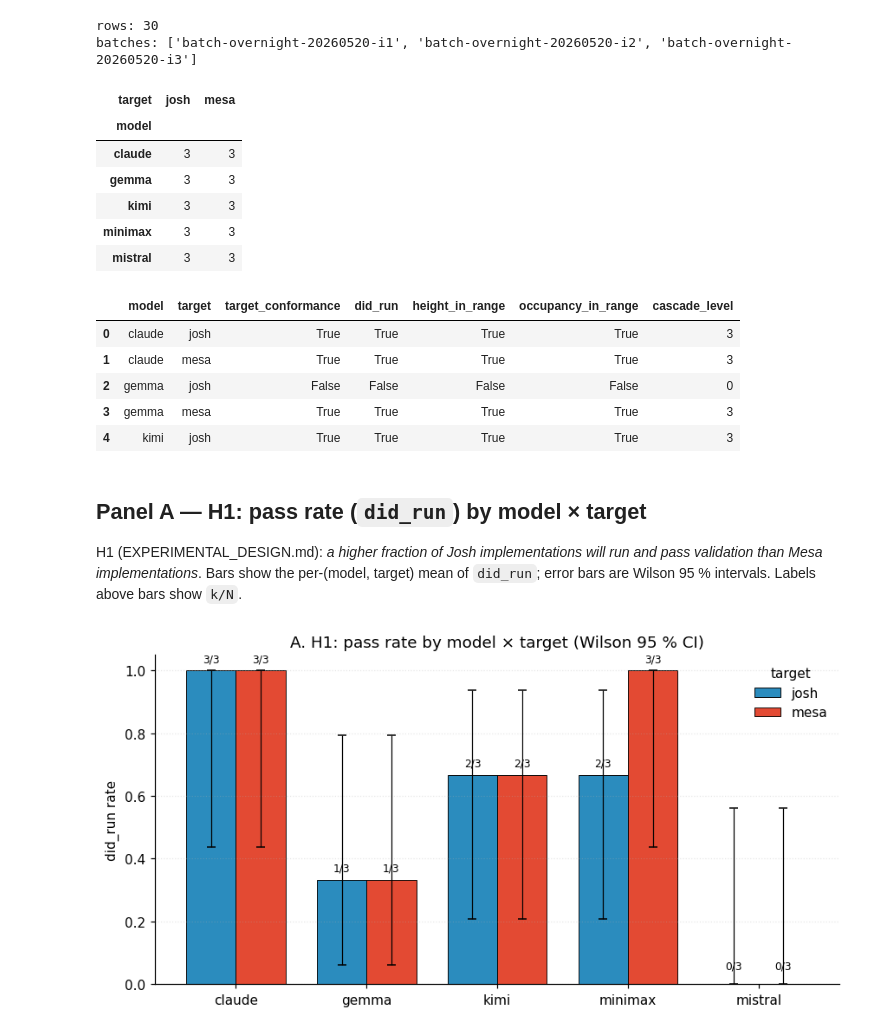
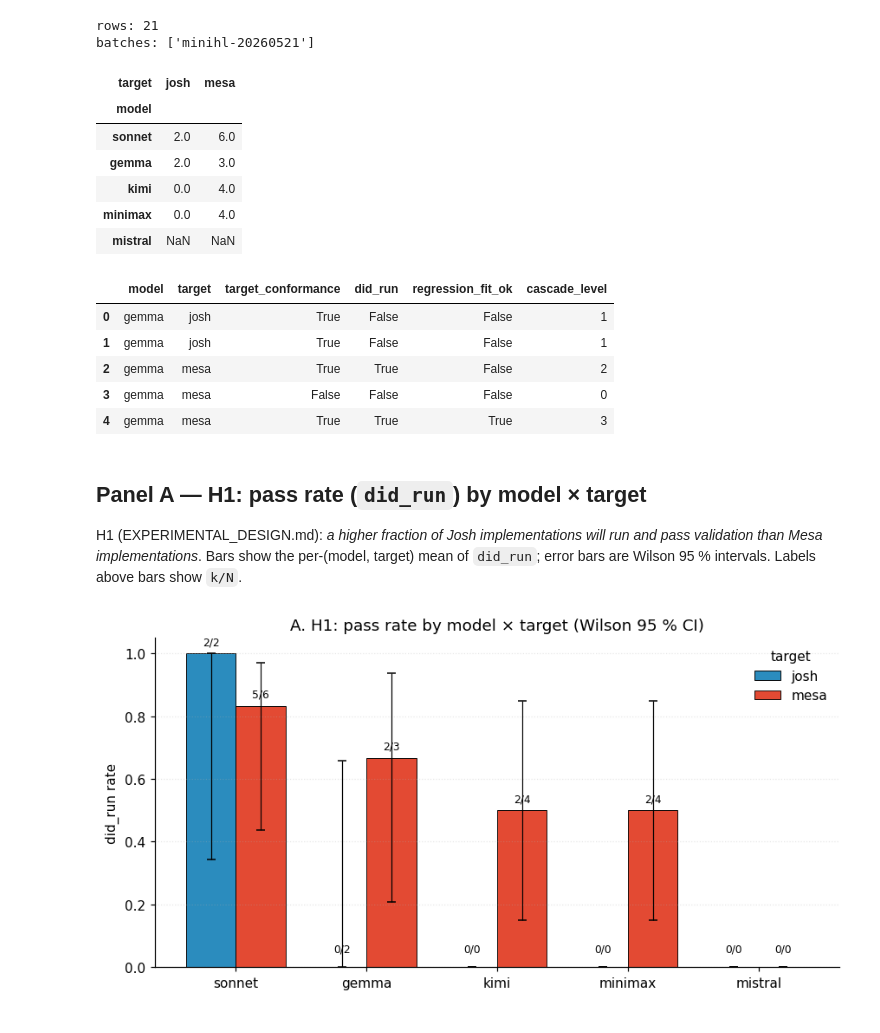
Before and after one commit to SchmidtDSE/josh-llm-experiment, a Jupyter notebook: analysis/headline.ipynb, the cells around one changed output. Drawn from its saved outputs; the diff is of its cells as text; code cells hidden in the pictures.

```diff
--- a/analysis/headline.ipynb
+++ b/analysis/headline.ipynb
@@ -34,8 +45,11 @@ plt.rcParams.update({
 # %%
 # Panel-scope config. Adjust to your batch.
 AGGREGATED = Path('aggregated.csv')
-BATCH_FILTER = None              # e.g. ['batch-overnight-20260520-i1', ...] to scope; None = all
-MODEL_ORDER  = ['claude', 'gemma', 'kimi', 'minimax', 'mistral']
+# Default to the mini-headline batch + its retry once that lands.
+BATCH_FILTER = ['minihl-20260521', 'minihl-20260521-retry']
+# Headline panel as of 2026-05-21 (config/models.yaml). `claude` (opus)
+# is available for sensitivity runs but isn't part of the current panel.
+MODEL_ORDER  = ['sonnet', 'gemma', 'kimi', 'minimax', 'mistral']
 TARGET_ORDER = ['josh', 'mesa']
 TARGET_COLORS = {'josh': '#2b8cbe', 'mesa': '#e34a33'}
 OUT_DIR = Path('figures')
@@ -49,51 +63,51 @@ print(f'rows: {len(df)}')
 print(f'batches: {sorted(df.batch_tag.unique())}')
 df.groupby(['model', 'target']).size().unstack(fill_value=0).reindex(index=MODEL_ORDER, columns=TARGET_ORDER)
 # %% [output]
-rows: 30
-batches: ['batch-overnight-20260520-i1', 'batch-overnight-20260520-i2', 'batch-overnight-20260520-i3']
+rows: 21
+batches: ['minihl-20260521']
 | target | josh | mesa |
 | model |  |  |
-| claude | 3 | 3 |
-| gemma | 3 | 3 |
-| kimi | 3 | 3 |
-| minimax | 3 | 3 |
-| mistral | 3 | 3 |
+| sonnet | 2.0 | 6.0 |
+| gemma | 2.0 | 3.0 |
+| kimi | 0.0 | 4.0 |
+| minimax | 0.0 | 4.0 |
+| mistral | NaN | NaN |
 # %%
 def wilson_ci(k: int, n: int, z: float = 1.96) -> tuple[float, float, float]:
     """Return (point, low, high) for a binomial proportion. n=0 -> (nan, 0, 1)."""
     if n == 0:
         return float('nan'), 0.0, 1.0
     phat = k / n
     denom = 1 + z*z/n
     centre = (phat + z*z/(2*n)) / denom
     halfwidth = z * math.sqrt(phat*(1-phat)/n + z*z/(4*n*n)) / denom
     return phat, max(0.0, centre - halfwidth), min(1.0, centre + halfwidth)
 
 
 def cascade_level(row) -> int:
     """Furthest gate the cell reached. Mutually exclusive levels 0..3:
        0 = no target conformance
        1 = conformed, did not run cleanly
-       2 = did_run, but height_year10 or occupancy_year10 out of acceptance range
-       3 = did_run AND both spec-parameter gates passed (full pass)
+       2 = did_run, but observed-vs-predicted regression gate failed
+       3 = did_run AND regression_fit_ok (full pass)
     Each cell occupies exactly one level."""
-    if not row.get('target_conformance'):
+    if not bool(row.get('target_conformance')):
         return 0
-    if not row.get('did_run'):
+    if not bool(row.get('did_run')):
         return 1
-    if not (row.get('height_in_range') and row.get('occupancy_in_range')):
+    if not bool(row.get('regression_fit_ok')):
         return 2
     return 3
 
 df['cascade_level'] = df.apply(cascade_level, axis=1)
-df[['model','target','target_conformance','did_run','height_in_range','occupancy_in_range','cascade_level']].head()
+df[['model','target','target_conformance','did_run','regression_fit_ok','cascade_level']].head()
 # %% [output]
-|  | model | target | target_conformance | did_run | height_in_range | occupancy_in_range | cascade_level |
-| 0 | claude | josh | True | True | True | True | 3 |
-| 1 | claude | mesa | True | True | True | True | 3 |
-| 2 | gemma | josh | False | False | False | False | 0 |
-| 3 | gemma | mesa | True | True | True | True | 3 |
-| 4 | kimi | josh | True | True | True | True | 3 |
+|  | model | target | target_conformance | did_run | regression_fit_ok | cascade_level |
+| 0 | gemma | josh | True | False | False | 1 |
+| 1 | gemma | josh | True | False | False | 1 |
+| 2 | gemma | mesa | True | True | False | 2 |
+| 3 | gemma | mesa | False | False | False | 0 |
+| 4 | gemma | mesa | True | True | True | 3 |
 # %% [markdown]
 ## Panel A — H1: pass rate (`did_run`) by model × target
 
@@ -136,7 +150,7 @@ panel_a(df, ax)
 fig.tight_layout()
 plt.show()
 # %% [output]
-[figure, old version]
+[figure, new version]
 # %% [markdown]
 ## Panel B — Gate cascade: where do cells get stuck?
 
```
Also changed, not shown: parts of 27 cells of this notebook, 1 other file.
